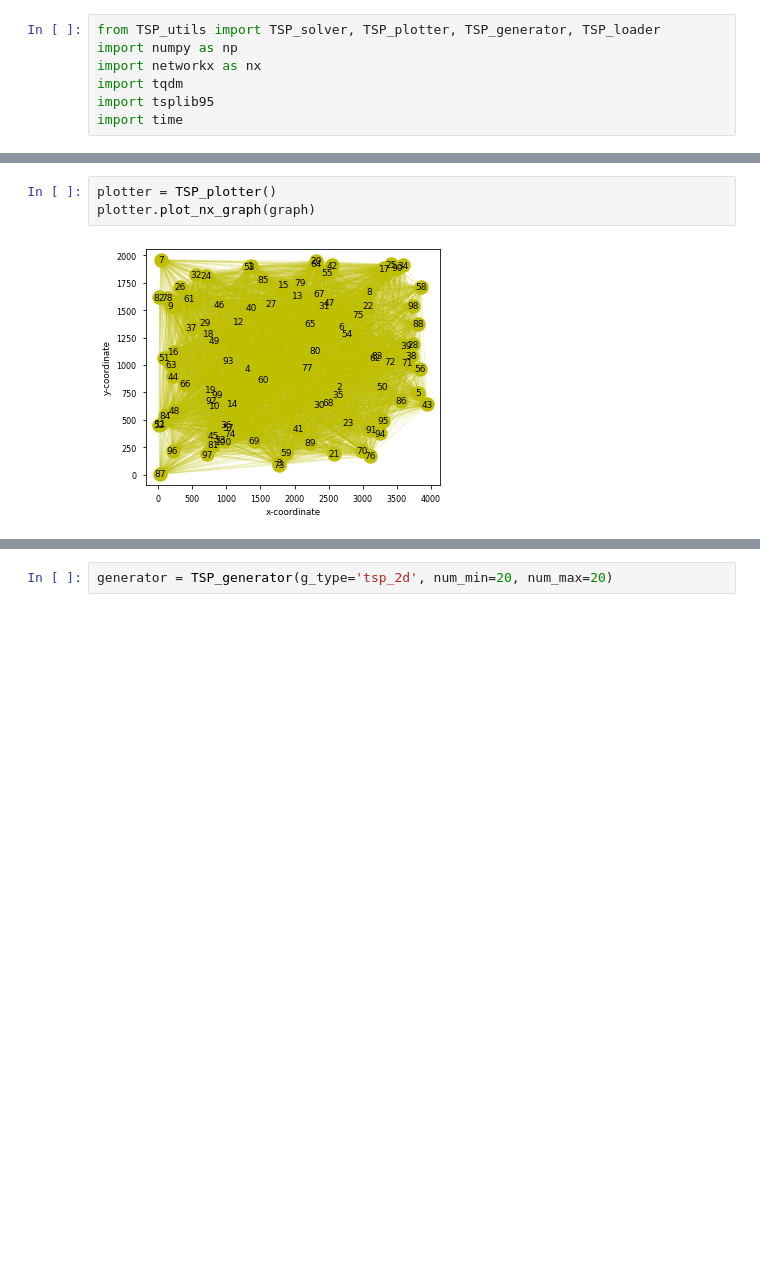
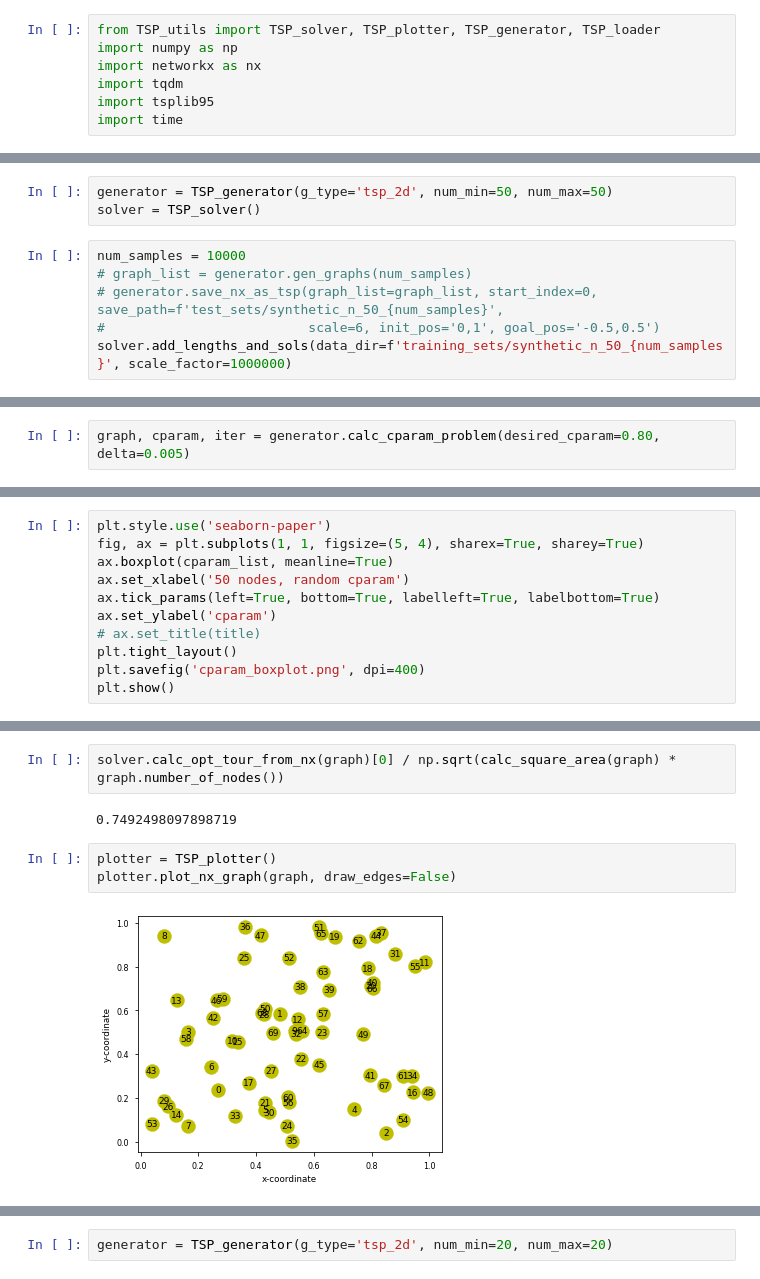
Before and after one commit to dschaub95/pyconcorde, a Jupyter notebook: Solver.ipynb, the cells around one changed output, grey strips where cells are left out. Drawn from its saved outputs; the diff is of its cells as text; blank space fills up the shorter version.

```diff
--- a/Solver.ipynb
+++ b/Solver.ipynb
@@ -21,0 +59,9 @@ solver.calc_control_param_from_file(path)
+# %%
+generator = TSP_generator(g_type='tsp_2d', num_min=50, num_max=50)
+solver = TSP_solver()
+# %%
+num_samples = 10000
+# graph_list = generator.gen_graphs(num_samples)
+# generator.save_nx_as_tsp(graph_list=graph_list, start_index=0, save_path=f'test_sets/synthetic_n_50_{num_samples}',
+#                          scale=6, init_pos='0,1', goal_pos='-0.5,0.5')
+solver.add_lengths_and_sols(data_dir=f'training_sets/synthetic_n_50_{num_samples}', scale_factor=1000000)
@@ -21,0 +86,2 @@ solver.calc_control_param_from_file(path)
+# %%
+graph, cparam, iter = generator.calc_cparam_problem(desired_cparam=0.80, delta=0.005)
@@ -21,0 +201,11 @@ solver.calc_control_param_from_file(path)
+# %%
+plt.style.use('seaborn-paper')
+fig, ax = plt.subplots(1, 1, figsize=(5, 4), sharex=True, sharey=True)
+ax.boxplot(cparam_list, meanline=True)
+ax.set_xlabel('50 nodes, random cparam')
+ax.tick_params(left=True, bottom=True, labelleft=True, labelbottom=True)
+ax.set_ylabel('cparam')
+# ax.set_title(title)
+plt.tight_layout()
+plt.savefig('cparam_boxplot.png', dpi=400)
+plt.show()
@@ -22,5 +263,9 @@ solver.calc_control_param_from_file(path)
+# %%
+solver.calc_opt_tour_from_nx(graph)[0] / np.sqrt(calc_square_area(graph) * graph.number_of_nodes())
+# %% [output]
+0.7492498097898719
 # %%
 plotter = TSP_plotter()
-plotter.plot_nx_graph(graph)
+plotter.plot_nx_graph(graph, draw_edges=False)
 # %% [output]
-[figure, old version]
+[figure, new version]
```
Also changed, not shown: parts of 21 cells of this notebook, 15 other files.
